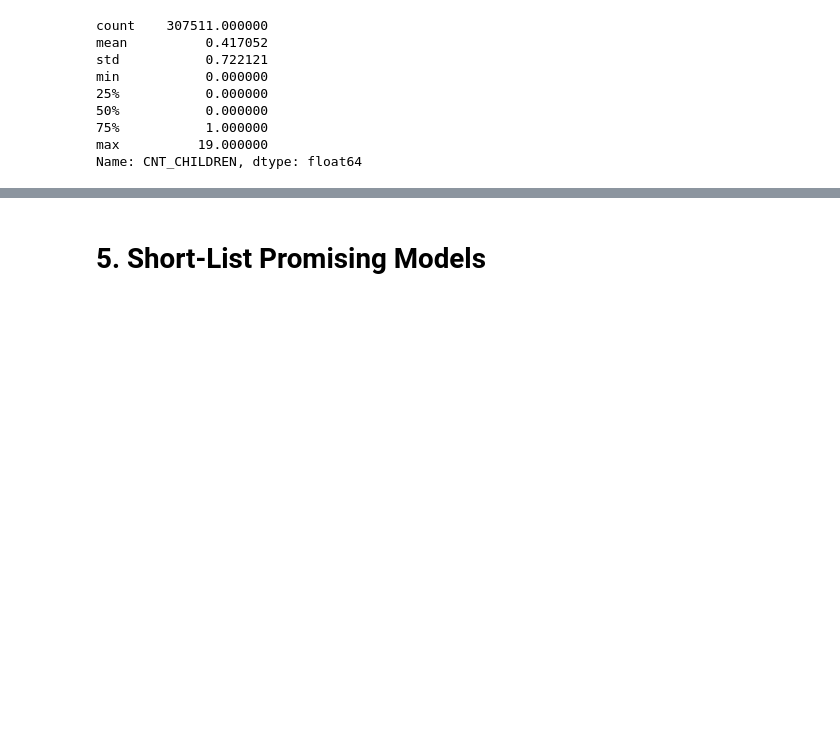
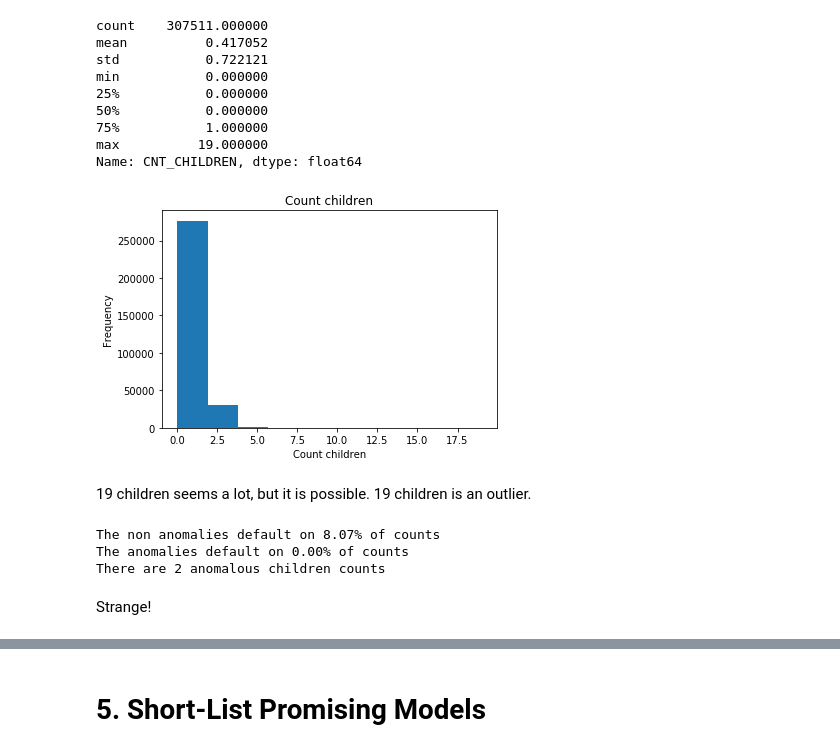
Before and after one commit to Oysteinvikane/home-credit-default-risk, a Jupyter notebook: homeCreditDefaultRisk.ipynb, the cells around one changed output, grey strips where cells are left out. Saved outputs shown, nothing was run; the diff lists cells and outputs as text; code cells hidden in the pictures; blank space fills up the shorter version.

```diff
--- a/homeCreditDefaultRisk.ipynb
+++ b/homeCreditDefaultRisk.ipynb
@@ -285,3 +285,22 @@ min           0.000000
 75%           1.000000
 max          19.000000
 Name: CNT_CHILDREN, dtype: float64
+# %%
+train_data['CNT_CHILDREN'].plot.hist(title = 'Count children');
+plt.xlabel('Count children');
+# %% [output]
+[figure, added]
+# %% [markdown]
+19 children seems a lot, but it is possible. 19 children is an outlier.
+# %%
+anom = train_data[train_data['CNT_CHILDREN'] >= 15]
+non_anom = train_data[train_data['CNT_CHILDREN'] != 19]
+print('The non anomalies default on %0.2f%% of counts' % (100 * non_anom['TARGET'].mean()))
+print('The anomalies default on %0.2f%% of counts' % (100 * anom['TARGET'].mean()))
+print('There are %d anomalous children counts' % len(anom))
+# %% [output]
+The non anomalies default on 8.07% of counts
+The anomalies default on 0.00% of counts
+There are 2 anomalous children counts
+# %% [markdown]
+Strange!
```
Also changed, not shown: parts of 33 cells of this notebook.
